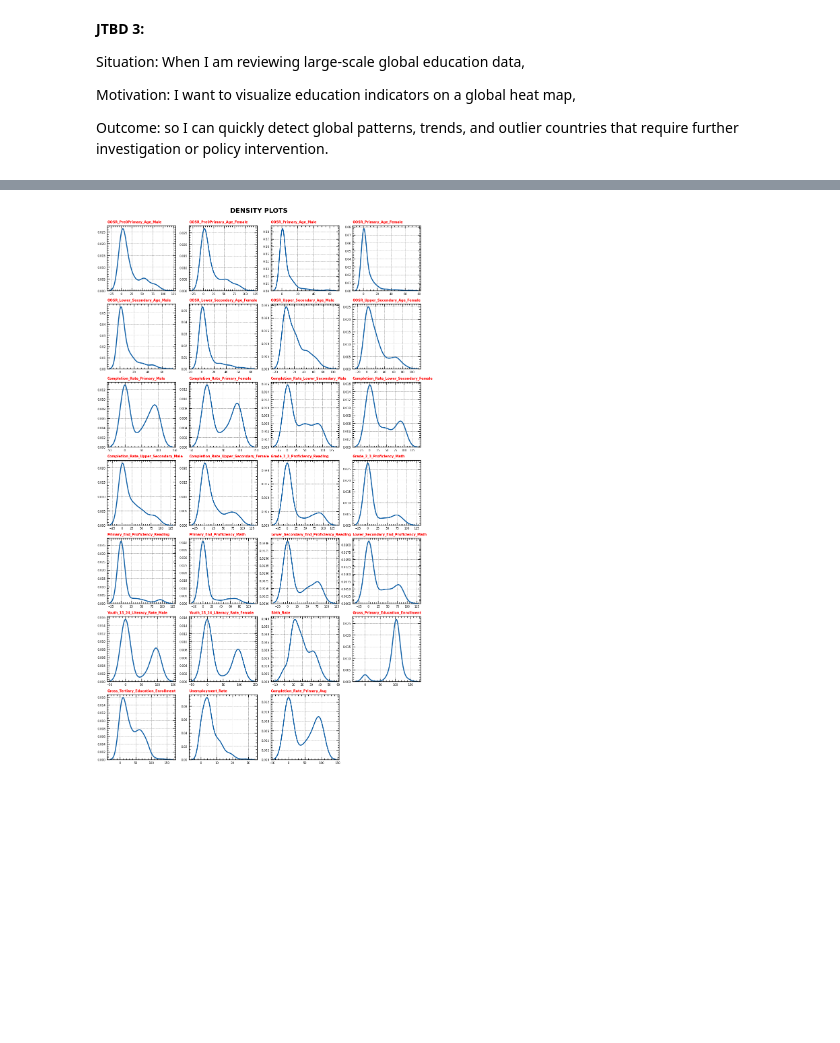
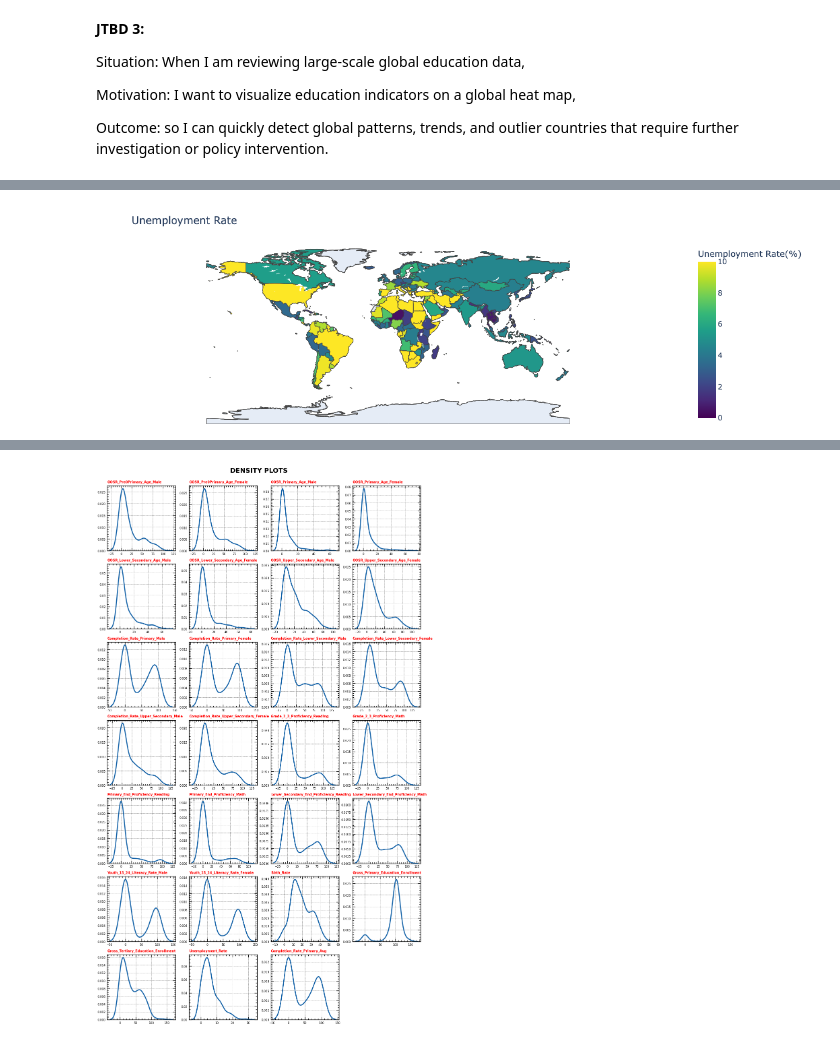
Before and after one commit to UBC-MDS/DSCI-532_2026_15_TempName, a Jupyter notebook: notebooks/EDA.ipynb, the cells around one changed output, grey strips where cells are left out. Cells and saved outputs as stored; diff of their text form; code cells hidden in the pictures; blank space fills up the shorter version.

Commit message:
Fixed visualization

```diff
--- a/notebooks/EDA.ipynb
+++ b/notebooks/EDA.ipynb
@@ -196,0 +183,97 @@ fig.show()
+# %%
+import pandas as pd
+import numpy as np
+import plotly.express as px
+import pycountry
+
+# --- copy your dataframe ---
+df = data.copy()
+
+# --- clean column names (you had trailing spaces earlier) ---
+df.columns = df.columns.str.strip()
+
+VALUE_COL = "Unemployment_Rate"
+COUNTRY_COL = "Countries and areas"
+
+# Treat 0 as missing
+df[VALUE_COL] = df[VALUE_COL].replace(0, np.nan)
+
+# Fix country naming inconsistencies
+
+FIXES = {
+    "The Bahamas": "Bahamas",
+    "The Gambia": "Gambia",
+    "Republic of the Congo": "Congo",
+    "Democratic Republic of the Congo": "Congo, The Democratic Republic of the",
+    "Ivory Coast": "Côte d'Ivoire",
+    "Republic of Ireland": "Ireland",
+    "East Timor": "Timor-Leste",
+    "Federated States of Micronesia": "Micronesia, Federated States of",
+    "Russia": "Russian Federation",
+    "Iran": "Iran, Islamic Republic of",
+    "Laos": "Lao People's Democratic Republic",
+    "South Korea": "Korea, Republic of",
+    "North Korea": "Korea, Democratic People's Republic of",
+    "Vatican City": "Holy See (Vatican City State)",
+    "Cape Verde": "Cabo Verde",
+    "Palestinian National Authority": "Palestine, State of",
+    "Moldova": "Moldova, Republic of",
+    "Syria": "Syrian Arab Republic",
+    "Tanzania": "Tanzania, United Republic of",
+    "Venezuela": "Venezuela, Bolivarian Republic of",
+    "Bolivia": "Bolivia, Plurinational State of",
+    "Vietnam": "Viet Nam",
+    "Guinea0Bissau": "Guinea-Bissau",
+    "SÔøΩÔøΩÔøΩÔøΩÔøΩÔøΩÔøΩÔø": "São Tomé and Príncipe",
+    "Turkey": "Türkiye"
+}
+
+def to_iso3(name):
+    if pd.isna(name):
+        return None
+
+    name = str(name).strip()
+    name = FIXES.get(name, name)
+
+    try:
+        return pycountry.countries.lookup(name).alpha_3
+    except:
+        try:
+            return pycountry.countries.search_fuzzy(name)[0].alpha_3
+        except:
+            return None
+
+df["iso3"] = df[COUNTRY_COL].apply(to_iso3)
+
+# Drop missing values
+
+plot_df = df.dropna(subset=["iso3", VALUE_COL]).copy()
+
+print(f"Countries plotted: {len(plot_df)}")
+print(f"Countries excluded (missing data): {df[VALUE_COL].isna().sum()}")
+
+# Global Heat Map
+
+fig = px.choropleth(
+    plot_df,
+    locations="iso3",
+    color=VALUE_COL,
+    hover_name=COUNTRY_COL,
+    color_continuous_scale="Viridis",
+    range_color=(0, 10),  # better contrast for completion rates
+    title="Unemployment Rate"
+)
+
+fig.update_geos(
+    showcoastlines=True,
+    showcountries=True,
+    showframe=False
+)
+
+fig.update_layout(
+    margin=dict(l=0, r=0, t=60, b=0),
+    coloraxis_colorbar=dict(title="Unemployment Rate(%)")
+)
+
+fig.show()
+# %% [output]
@@ -196,0 +282 @@ fig.show()
+[figure, added]
```
Also changed, not shown: parts of 6 cells of this notebook, 1 other file.
